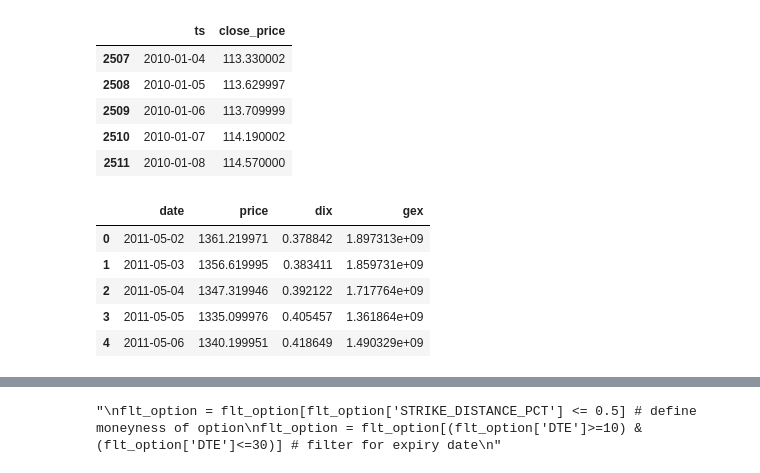
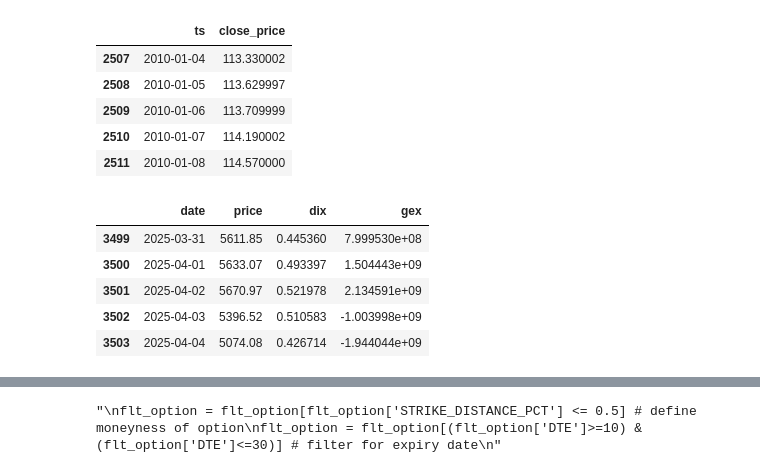
Before and after one commit to yifandill/Gamma_Exposure_Quant_Research, a Jupyter notebook: src/exploration.ipynb, the cells around one changed output, grey strips where cells are left out. Drawn from its saved outputs; the diff is of its cells as text; code cells hidden in the pictures.

```diff
--- a/src/exploration.ipynb
+++ b/src/exploration.ipynb
@@ -36,13 +36,12 @@ df_stock.head()
 # %%
 # Load squuezemetric data
 df_sq = pd.read_csv(os.path.join(data_path, 'sqzme.csv'))
 df_sq['date'] = pd.to_datetime(df_sq['date'])
-df_sq = df_sq[(df_sq['date']>='2011-02-05')&(df_sq['date']<='2022-12-31')]
-df_sq.head()
+df_sq.tail()
 # %% [output]
 |  | date | price | dix | gex |
-| 0 | 2011-05-02 | 1361.219971 | 0.378842 | 1.897313e+09 |
-| 1 | 2011-05-03 | 1356.619995 | 0.383411 | 1.859731e+09 |
-| 2 | 2011-05-04 | 1347.319946 | 0.392122 | 1.717764e+09 |
-| 3 | 2011-05-05 | 1335.099976 | 0.405457 | 1.361864e+09 |
-| 4 | 2011-05-06 | 1340.199951 | 0.418649 | 1.490329e+09 |
+| 3499 | 2025-03-31 | 5611.85 | 0.445360 | 7.999530e+08 |
+| 3500 | 2025-04-01 | 5633.07 | 0.493397 | 1.504443e+09 |
+| 3501 | 2025-04-02 | 5670.97 | 0.521978 | 2.134591e+09 |
+| 3502 | 2025-04-03 | 5396.52 | 0.510583 | -1.003998e+09 |
+| 3503 | 2025-04-04 | 5074.08 | 0.426714 | -1.944044e+09 |
```
Also changed, not shown: parts of 22 cells of this notebook.
